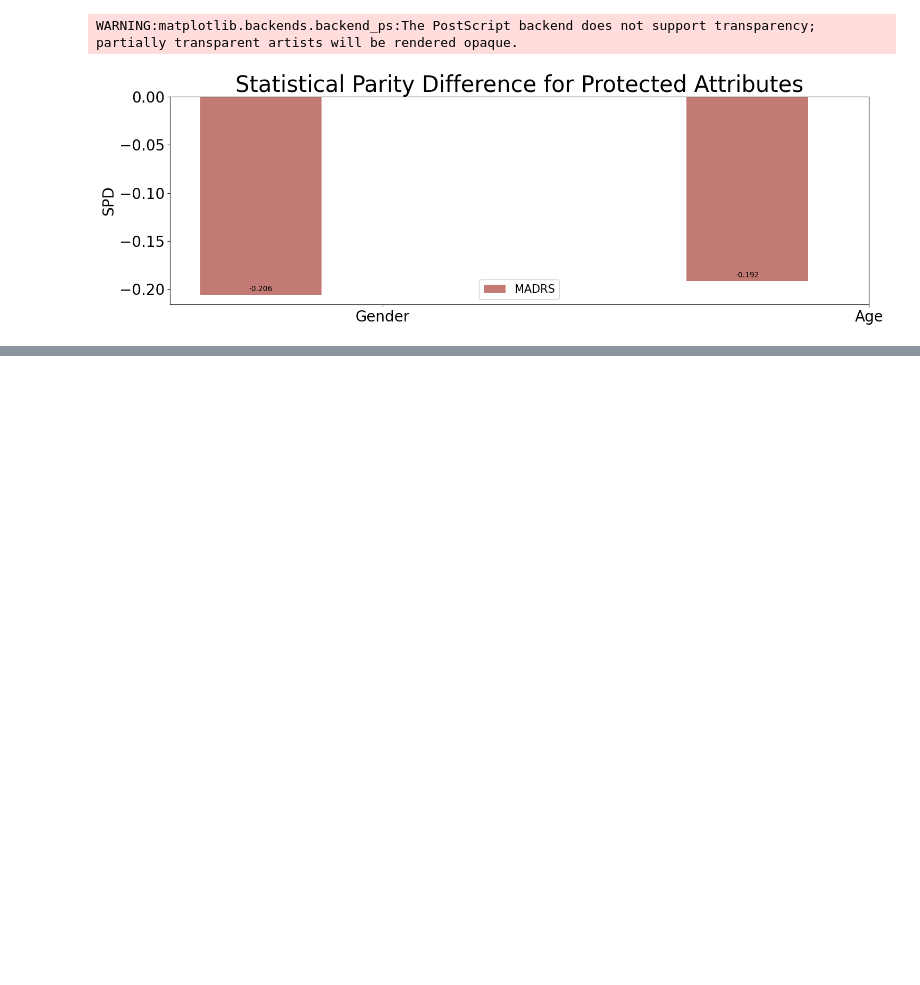
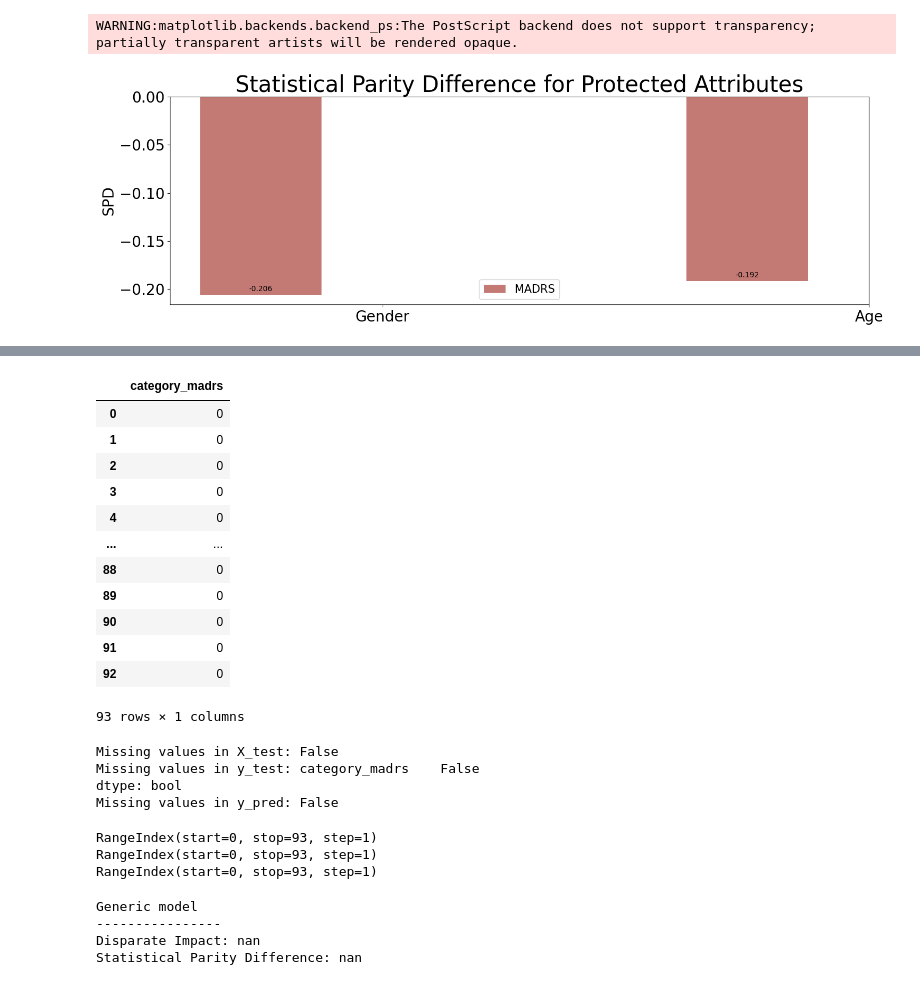
Before and after one commit to kcristinaa/-un-fairness-evaluation, a Jupyter notebook: notebooks_fairness_evaluation/depresjon_fairness.ipynb, the cells around one changed output, grey strips where cells are left out. Drawn from its saved outputs; the diff is of its cells as text; code cells hidden in the pictures; blank space fills up the shorter version.

```diff
--- a/notebooks_fairness_evaluation/depresjon_fairness.ipynb
+++ b/notebooks_fairness_evaluation/depresjon_fairness.ipynb
@@ -272,0 +309,34 @@ WARNING:matplotlib.backends.backend_ps:The PostScript backend does not support t
+# %%
+y_pred = pd.read_csv('../data/depresjon/predictions/depresjon_pred_generic.csv')
+y_pred
+# %% [output]
+|  | category_madrs |
+| 0 | 0 |
+| 1 | 0 |
+| 2 | 0 |
+| 3 | 0 |
+| 4 | 0 |
+| ... | ... |
+| 88 | 0 |
+| 89 | 0 |
+| 90 | 0 |
+| 91 | 0 |
+| 92 | 0 |
+93 rows × 1 columns
+# %%
+print("Missing values in X_test:", X_test.isna().any().any())
+print("Missing values in y_test:", y_test.isna().any())
+print("Missing values in y_pred:", pd.DataFrame(y_pred).isna().any().any())
+# %% [output]
+Missing values in X_test: False
+Missing values in y_test: category_madrs    False
+dtype: bool
+Missing values in y_pred: False
+# %%
+print(X_test.index)
+print(y_test.index)
+print(y_pred.index)
+# %% [output]
+RangeIndex(start=0, stop=93, step=1)
+RangeIndex(start=0, stop=93, step=1)
+RangeIndex(start=0, stop=93, step=1)
@@ -272,0 +362,25 @@ WARNING:matplotlib.backends.backend_ps:The PostScript backend does not support t
+# %%
+privileged_groups = [{'gender': 2, 'age': 0}]  # male, below 30 years old
+unprivileged_groups = [{'gender': 1, 'age': 1}]
+
+dataset_metric = BinaryLabelDatasetMetric(
+    true_dataset,
+    unprivileged_groups=unprivileged_groups,
+    privileged_groups=privileged_groups
+)
+
+classification_metric = ClassificationMetric(
+    true_dataset,
+    pred_dataset,
+    unprivileged_groups=unprivileged_groups,
+    privileged_groups=privileged_groups
+)
+print("Generic model")
+print("----------------")
+print("Disparate Impact:", dataset_metric.disparate_impact())
+print("Statistical Parity Difference:", dataset_metric.statistical_parity_difference())
+# %% [output]
+Generic model
+----------------
+Disparate Impact: nan
+Statistical Parity Difference: nan
```
Also changed, not shown: parts of 4 cells of this notebook, 9 other files.
